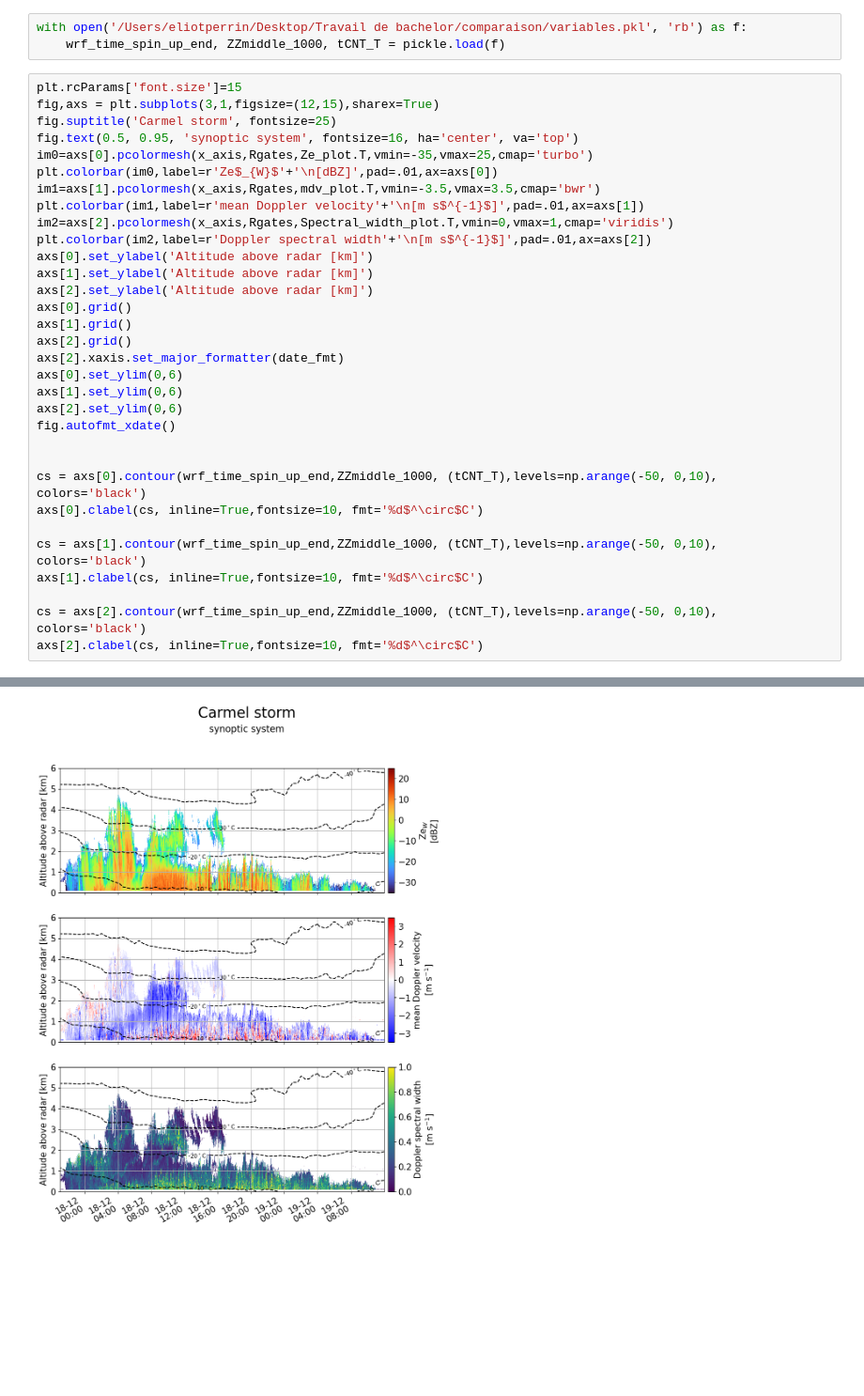
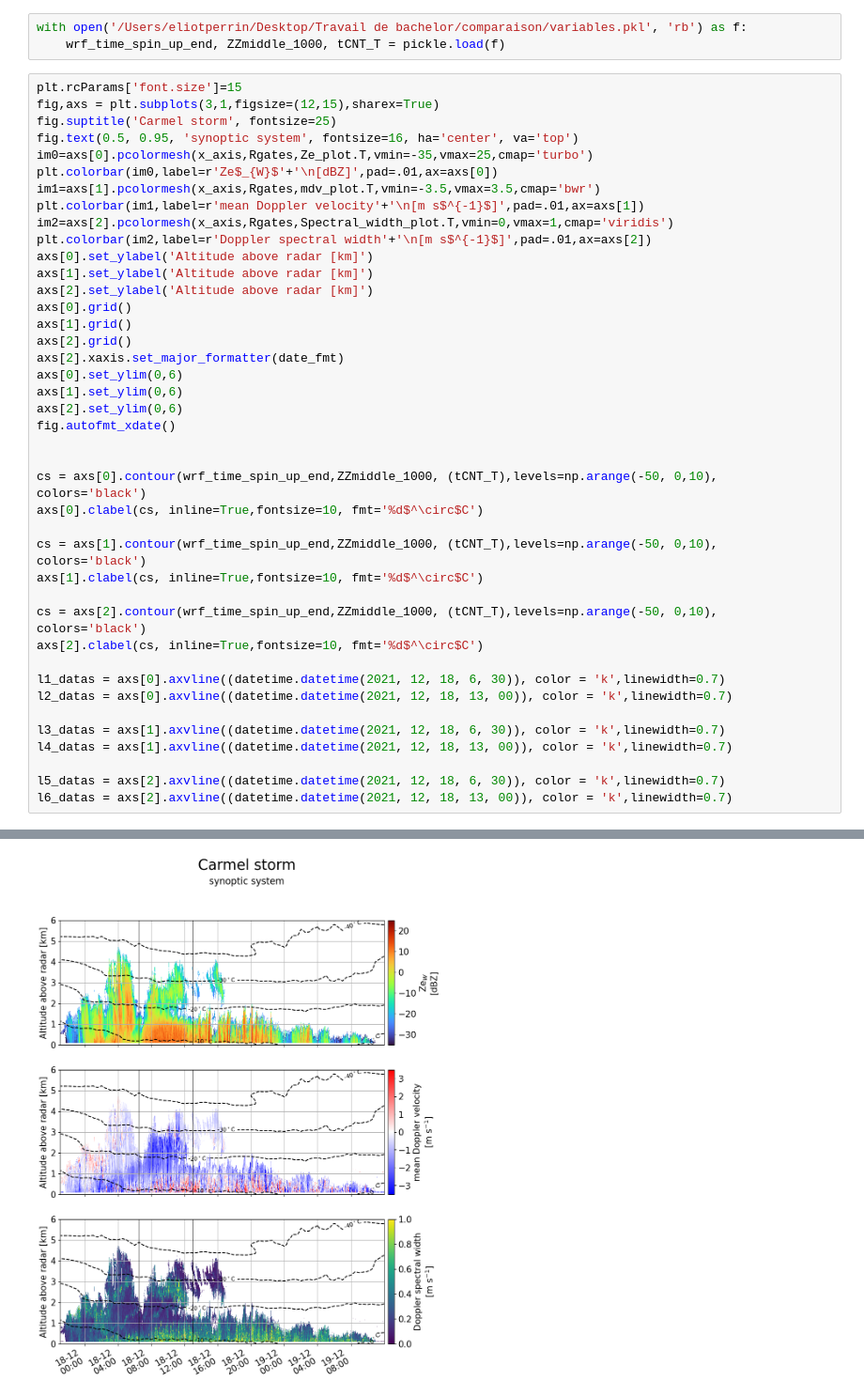
Before and after one commit to eliotperrin/Mixed-phase-cloud-with-CR-SIM, a Jupyter notebook: Radar_datas.ipynb, the cells around one changed output, grey strips where cells are left out. Shown at 94% size. Saved outputs shown, nothing was run; the diff lists cells and outputs as text; blank space fills up the shorter version.

Commit message:
improvement of one plot

```diff
--- a/Radar_datas.ipynb
+++ b/Radar_datas.ipynb
@@ -108,4 +108,13 @@ axs[1].clabel(cs, inline=True,fontsize=10, fmt='%d$^\circ$C')
 
 cs = axs[2].contour(wrf_time_spin_up_end,ZZmiddle_1000, (tCNT_T),levels=np.arange(-50, 0,10), colors='black')
 axs[2].clabel(cs, inline=True,fontsize=10, fmt='%d$^\circ$C')
+
+l1_datas = axs[0].axvline((datetime.datetime(2021, 12, 18, 6, 30)), color = 'k',linewidth=0.7)
+l2_datas = axs[0].axvline((datetime.datetime(2021, 12, 18, 13, 00)), color = 'k',linewidth=0.7)
+
+l3_datas = axs[1].axvline((datetime.datetime(2021, 12, 18, 6, 30)), color = 'k',linewidth=0.7)
+l4_datas = axs[1].axvline((datetime.datetime(2021, 12, 18, 13, 00)), color = 'k',linewidth=0.7)
+
+l5_datas = axs[2].axvline((datetime.datetime(2021, 12, 18, 6, 30)), color = 'k',linewidth=0.7)
+l6_datas = axs[2].axvline((datetime.datetime(2021, 12, 18, 13, 00)), color = 'k',linewidth=0.7)
 # %% [output]
@@ -113 +121 @@ axs[2].clabel(cs, inline=True,fontsize=10, fmt='%d$^\circ$C')
-[figure, old version]
+[figure, new version]
```
Also changed, not shown: parts of 1 cell of this notebook, 1 other file.
